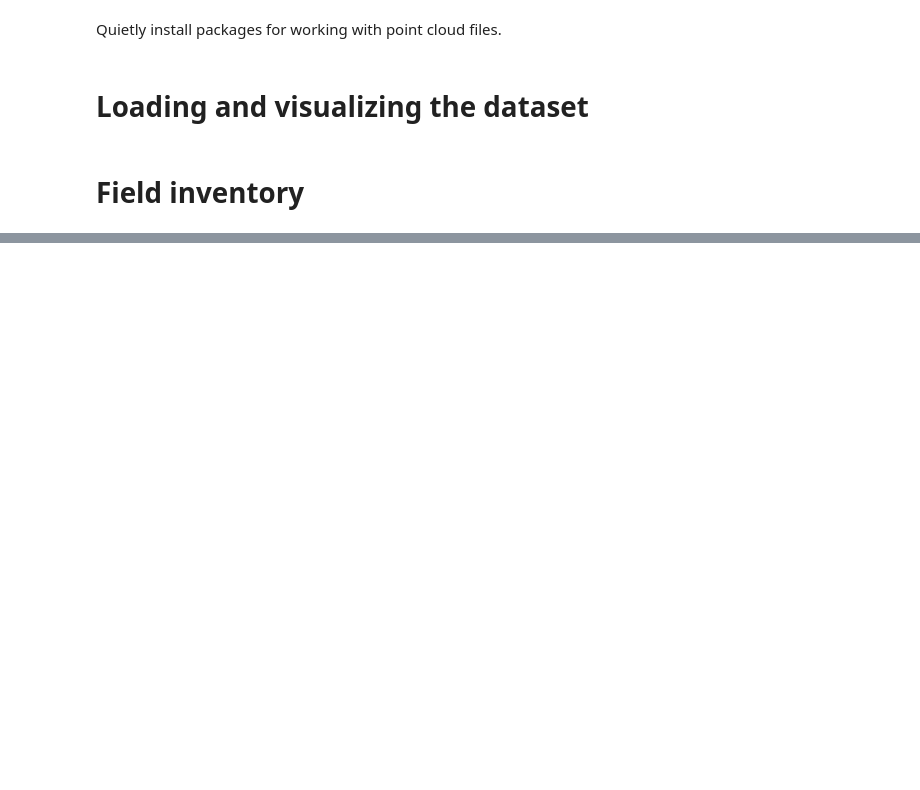
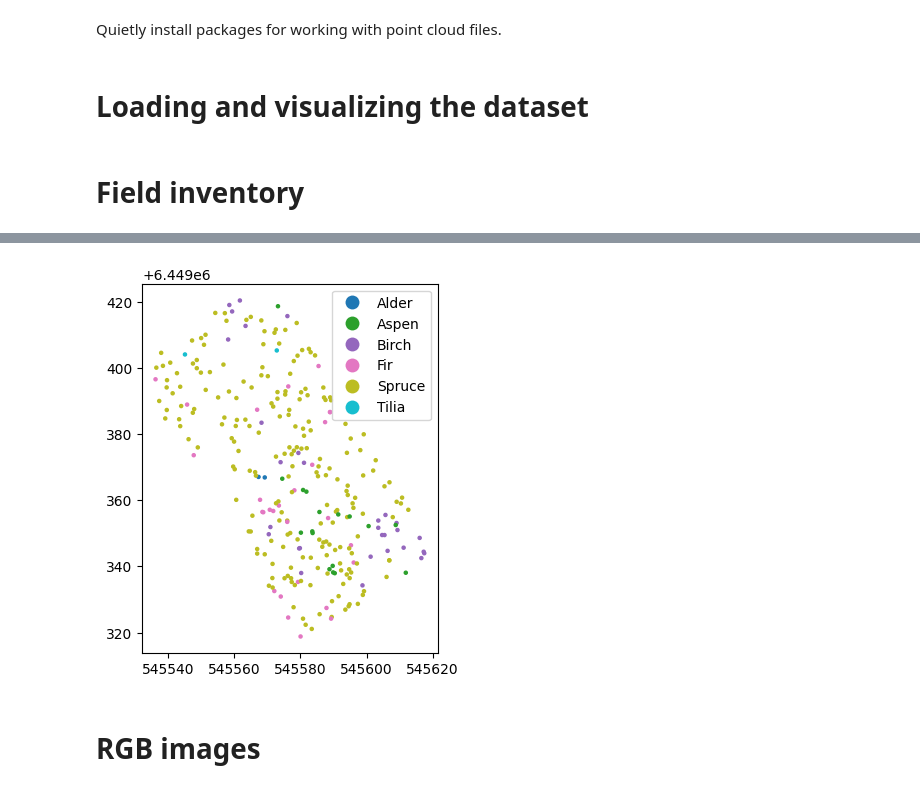
Before and after one commit to pariaighanian/LiDAR-Based-Tree-Detection, a Jupyter notebook: EDA.ipynb, the cells around one changed output, grey strips where cells are left out. Drawn from its saved outputs; the diff is of its cells as text; code cells hidden in the pictures; blank space fills up the shorter version.

```diff
--- a/EDA.ipynb
+++ b/EDA.ipynb
@@ -27,0 +82,11 @@ counts["Type"] = counts["species"].map(lambda x: "Coniferous" if x in conifiers
+# %%
+ax = field_inventory.query("plot == 6").plot(
+    column="species",
+    legend=True,
+    s=5,
+    aspect="equal",
+)
+# %% [output]
+[figure, added]
+# %% [markdown]
+# RGB images
```
Also changed, not shown: parts of 14 cells of this notebook, 21 other files.
